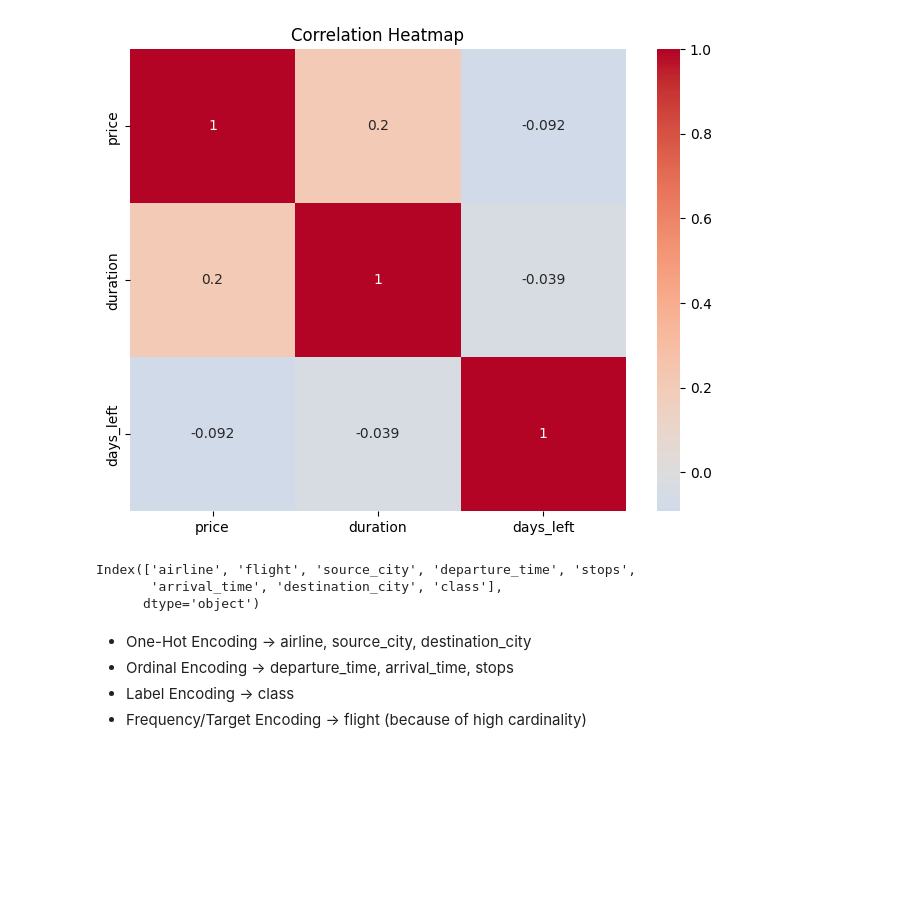
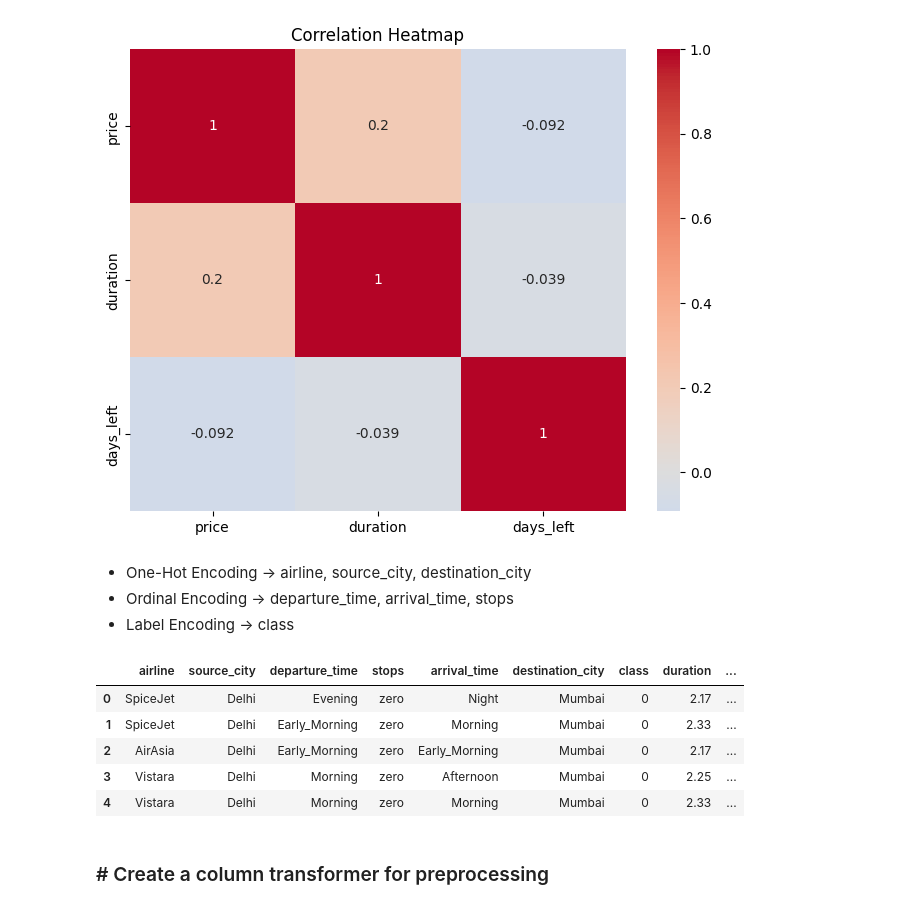
Before and after one commit to dinislamweb/flight_price_prediction, a Jupyter notebook: flight_price_prediction.ipynb, the cells around one changed output. Saved outputs shown, nothing was run; the diff lists cells and outputs as text; code cells hidden in the pictures; blank space fills up the shorter version.

```diff
--- a/flight_price_prediction.ipynb
+++ b/flight_price_prediction.ipynb
@@ -647,14 +650,21 @@ plt.title('Correlation Heatmap')
 plt.show()
 # %% [output]
 [figure]
-# %%
-categorical_col.columns
-# %% [output]
-Index(['airline', 'flight', 'source_city', 'departure_time', 'stops',
-       'arrival_time', 'destination_city', 'class'],
-      dtype='object')
 # %% [markdown]
 - One-Hot Encoding → airline, source_city, destination_city
 - Ordinal Encoding → departure_time, arrival_time, stops
 - Label Encoding → class
-- Frequency/Target Encoding → flight (because of high cardinality)
+# %%
+# Map the class column to numerical values for modeling
+df['class'] = df['class'].map({'Economy': 0, 'Business': 1})
+# %%
+df.head()
+# %% [output]
+|  | airline | source_city | departure_time | stops | arrival_time | destination_city | class | duration | ... |
+| 0 | SpiceJet | Delhi | Evening | zero | Night | Mumbai | 0 | 2.17 | ... |
+| 1 | SpiceJet | Delhi | Early_Morning | zero | Morning | Mumbai | 0 | 2.33 | ... |
+| 2 | AirAsia | Delhi | Early_Morning | zero | Early_Morning | Mumbai | 0 | 2.17 | ... |
+| 3 | Vistara | Delhi | Morning | zero | Afternoon | Mumbai | 0 | 2.25 | ... |
+| 4 | Vistara | Delhi | Morning | zero | Morning | Mumbai | 0 | 2.33 | ... |
+# %% [markdown]
+### # Create a column transformer for preprocessing
```
Also changed, not shown: parts of 7 cells of this notebook.
